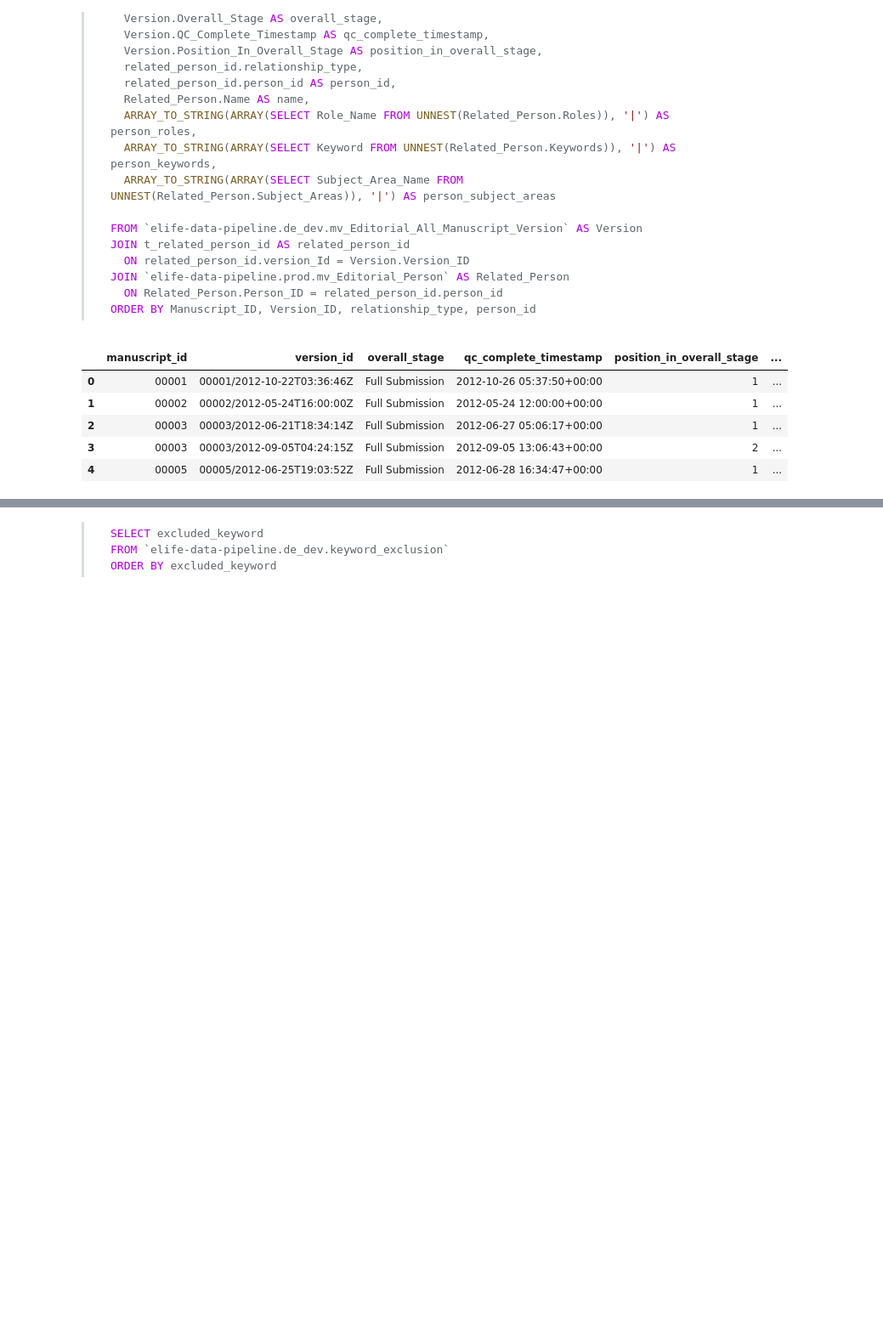
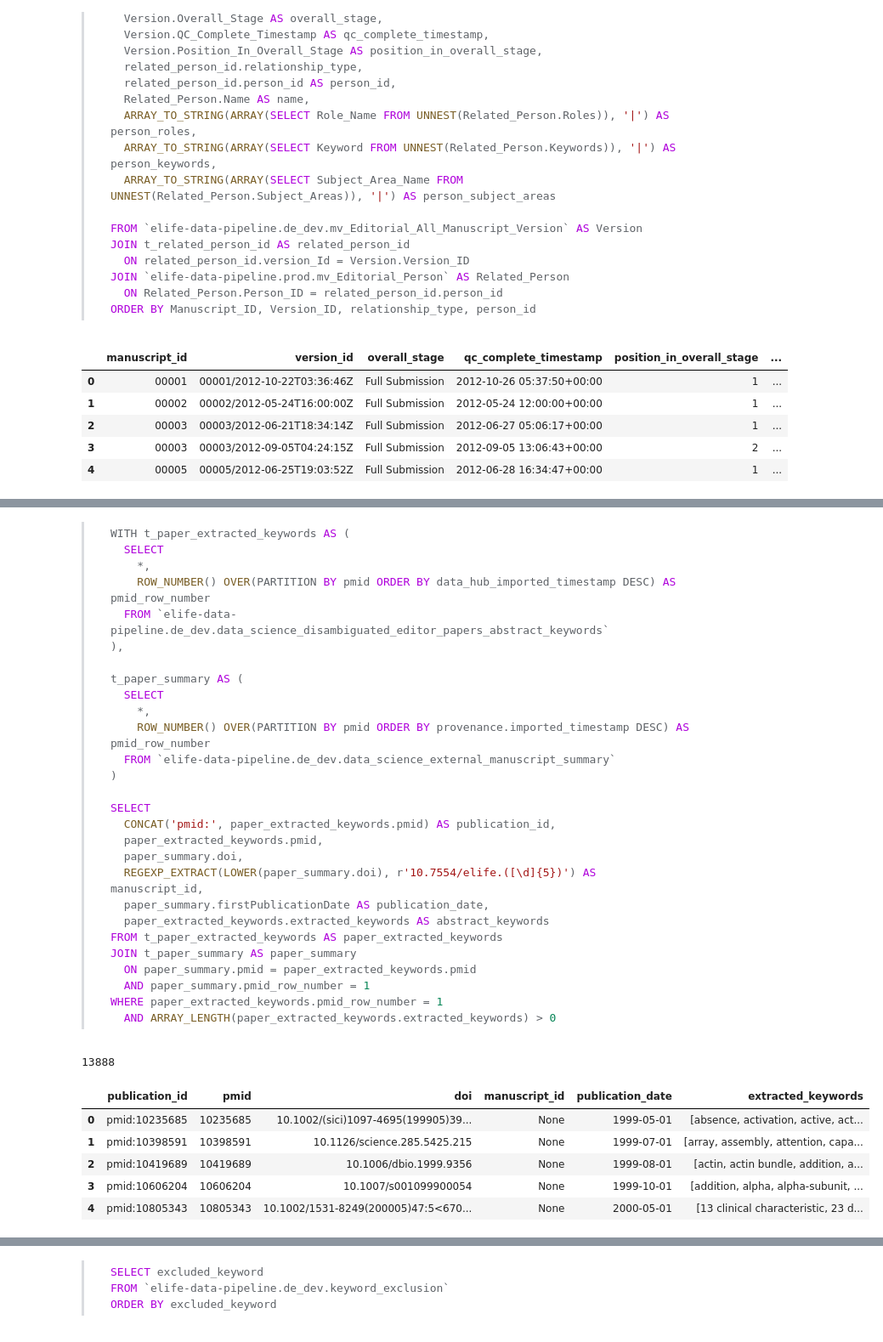
Before and after one commit to elifesciences/data-science-dags, a Jupyter notebook: notebooks/peerscout/peerscout-build-reviewing-editor-profiles.ipynb, the cells around one changed output, grey strips where cells are left out. Shown at 85% size. Cells and saved outputs as stored; diff of their text form; code cells hidden in the pictures; blank space fills up the shorter version.

````diff
--- a/notebooks/peerscout/peerscout-build-reviewing-editor-profiles.ipynb
+++ b/notebooks/peerscout/peerscout-build-reviewing-editor-profiles.ipynb
@@ -106,3 +108,48 @@ manuscript_version_extracted_keywords_df.head()
 | 2 | 00003 | 00003/2012-06-21T18:34:14Z | [advantage, antibacterial, antiba... |
 | 3 | 00003 | 00003/2012-09-05T04:24:15Z | [adult, adult fly, advantage, ant... |
 | 4 | 00005 | 00005/2012-06-25T19:03:52Z | [activity, aebp2, allosteric, all... |
+# %%
+publications_extracted_keywords_df = read_big_query(
+    get_sql('publications_extracted_keywords.sql').format(
+        **default_query_props
+    )
+).rename(columns={'abstract_keywords': 'extracted_keywords'})
+print(len(publications_extracted_keywords_df))
+publications_extracted_keywords_df.head()
+# %% [output]
+> ```sql
+> WITH t_paper_extracted_keywords AS (
+>   SELECT
+>     *,
+>     ROW_NUMBER() OVER(PARTITION BY pmid ORDER BY data_hub_imported_timestamp DESC) AS pmid_row_number
+>   FROM `elife-data-pipeline.de_dev.data_science_disambiguated_editor_papers_abstract_keywords`
+> ),
+>
+> t_paper_summary AS (
+>   SELECT
+>     *,
+>     ROW_NUMBER() OVER(PARTITION BY pmid ORDER BY provenance.imported_timestamp DESC) AS pmid_row_number
+>   FROM `elife-data-pipeline.de_dev.data_science_external_manuscript_summary`
+> )
+>
+> SELECT
+>   CONCAT('pmid:', paper_extracted_keywords.pmid) AS publication_id,
+>   paper_extracted_keywords.pmid,
+>   paper_summary.doi,
+>   REGEXP_EXTRACT(LOWER(paper_summary.doi), r'10.7554/elife.([\d]{5})') AS manuscript_id,
+>   paper_summary.firstPublicationDate AS publication_date,
+>   paper_extracted_keywords.extracted_keywords AS abstract_keywords
+> FROM t_paper_extracted_keywords AS paper_extracted_keywords
+> JOIN t_paper_summary AS paper_summary
+>   ON paper_summary.pmid = paper_extracted_keywords.pmid
+>   AND paper_summary.pmid_row_number = 1
+> WHERE paper_extracted_keywords.pmid_row_number = 1
+>   AND ARRAY_LENGTH(paper_extracted_keywords.extracted_keywords) > 0
+> ```
+13888
+|  | publication_id | pmid | doi | manuscript_id | publication_date | extracted_keywords |
+| 0 | pmid:10235685 | 10235685 | 10.1002/(sici)1097-4695(199905)39... | None | 1999-05-01 | [absence, activation, active, act... |
+| 1 | pmid:10398591 | 10398591 | 10.1126/science.285.5425.215 | None | 1999-07-01 | [array, assembly, attention, capa... |
+| 2 | pmid:10419689 | 10419689 | 10.1006/dbio.1999.9356 | None | 1999-08-01 | [actin, actin bundle, addition, a... |
+| 3 | pmid:10606204 | 10606204 | 10.1007/s001099900054 | None | 1999-10-01 | [addition, alpha, alpha-subunit, ... |
+| 4 | pmid:10805343 | 10805343 | 10.1002/1531-8249(200005)47:5<670... | None | 2000-05-01 | [13 clinical characteristic, 23 d... |
````
Also changed, not shown: parts of 17 cells of this notebook, 2 other files.
